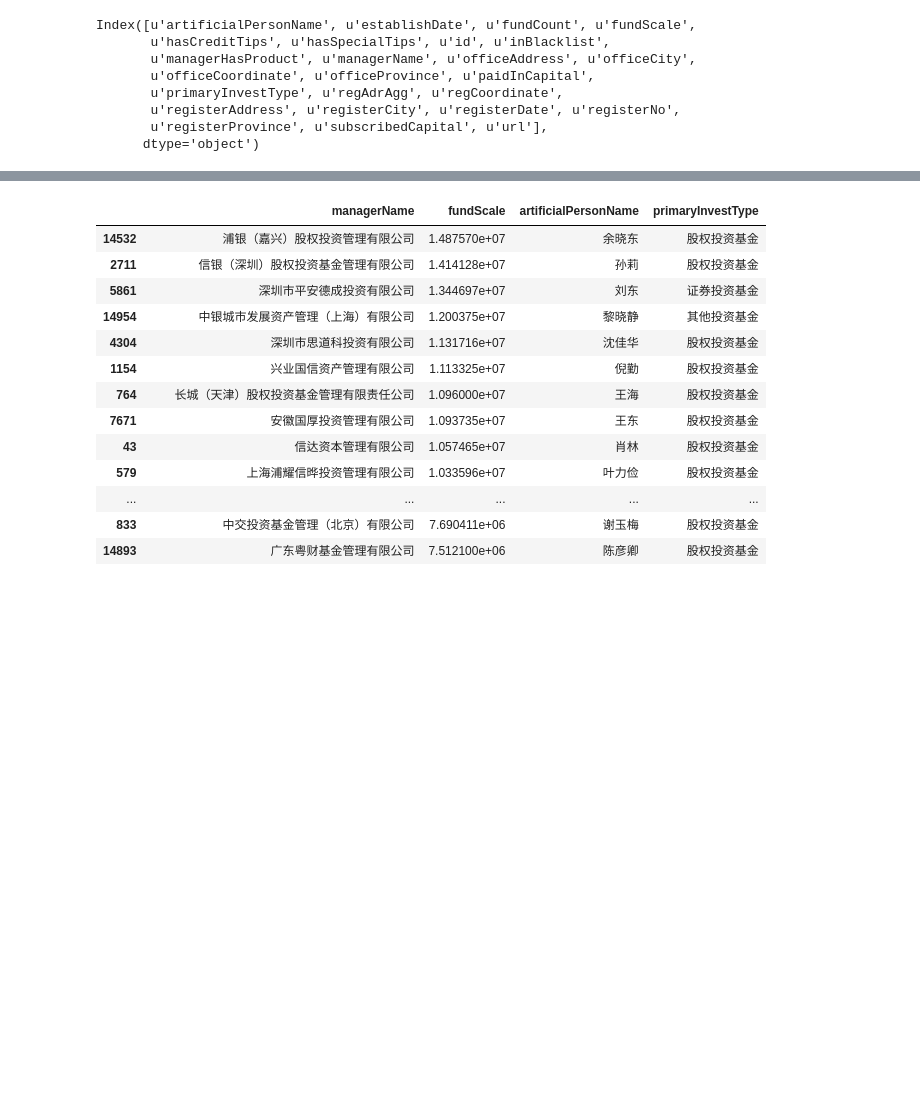
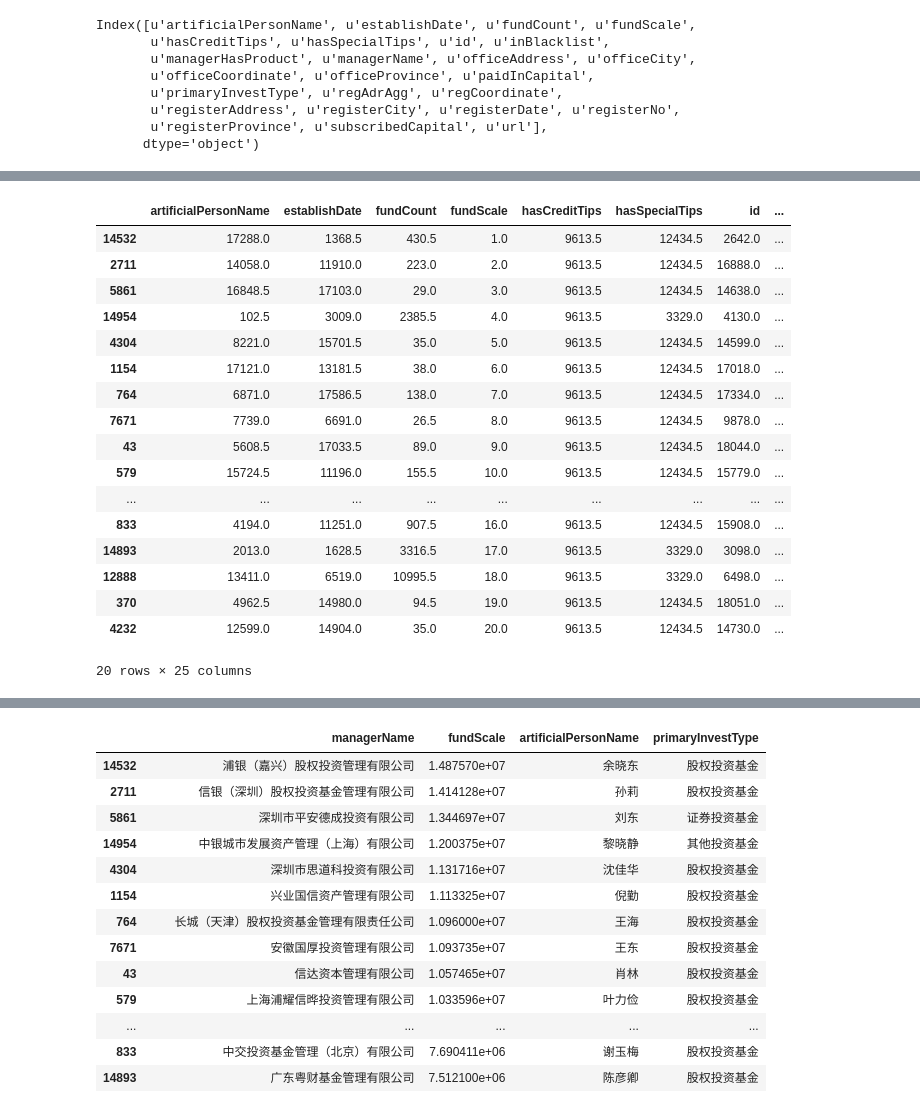
Before and after one commit to stardust-hu/crawl-fund-data, a Jupyter notebook: ana.ipynb, the cells around one changed output, grey strips where cells are left out. Drawn from its saved outputs; the diff is of its cells as text; code cells hidden in the pictures; blank space fills up the shorter version.

```diff
--- a/ana.ipynb
+++ b/ana.ipynb
@@ -43,0 +81,21 @@ Name: fundScale, dtype: float64
+# %%
+df.sort_values('fundScale', ascending=False).rank(ascending=False).head(20)
+# %% [output]
+|  | artificialPersonName | establishDate | fundCount | fundScale | hasCreditTips | hasSpecialTips | id | ... |
+| 14532 | 17288.0 | 1368.5 | 430.5 | 1.0 | 9613.5 | 12434.5 | 2642.0 | ... |
+| 2711 | 14058.0 | 11910.0 | 223.0 | 2.0 | 9613.5 | 12434.5 | 16888.0 | ... |
+| 5861 | 16848.5 | 17103.0 | 29.0 | 3.0 | 9613.5 | 12434.5 | 14638.0 | ... |
+| 14954 | 102.5 | 3009.0 | 2385.5 | 4.0 | 9613.5 | 3329.0 | 4130.0 | ... |
+| 4304 | 8221.0 | 15701.5 | 35.0 | 5.0 | 9613.5 | 12434.5 | 14599.0 | ... |
+| 1154 | 17121.0 | 13181.5 | 38.0 | 6.0 | 9613.5 | 12434.5 | 17018.0 | ... |
+| 764 | 6871.0 | 17586.5 | 138.0 | 7.0 | 9613.5 | 12434.5 | 17334.0 | ... |
+| 7671 | 7739.0 | 6691.0 | 26.5 | 8.0 | 9613.5 | 12434.5 | 9878.0 | ... |
+| 43 | 5608.5 | 17033.5 | 89.0 | 9.0 | 9613.5 | 12434.5 | 18044.0 | ... |
+| 579 | 15724.5 | 11196.0 | 155.5 | 10.0 | 9613.5 | 12434.5 | 15779.0 | ... |
+| ... | ... | ... | ... | ... | ... | ... | ... | ... |
+| 833 | 4194.0 | 11251.0 | 907.5 | 16.0 | 9613.5 | 12434.5 | 15908.0 | ... |
+| 14893 | 2013.0 | 1628.5 | 3316.5 | 17.0 | 9613.5 | 3329.0 | 3098.0 | ... |
+| 12888 | 13411.0 | 6519.0 | 10995.5 | 18.0 | 9613.5 | 3329.0 | 6498.0 | ... |
+| 370 | 4962.5 | 14980.0 | 94.5 | 19.0 | 9613.5 | 12434.5 | 18051.0 | ... |
+| 4232 | 12599.0 | 14904.0 | 35.0 | 20.0 | 9613.5 | 12434.5 | 14730.0 | ... |
+20 rows × 25 columns
```
Also changed, not shown: parts of 13 cells of this notebook, 2 other files.
